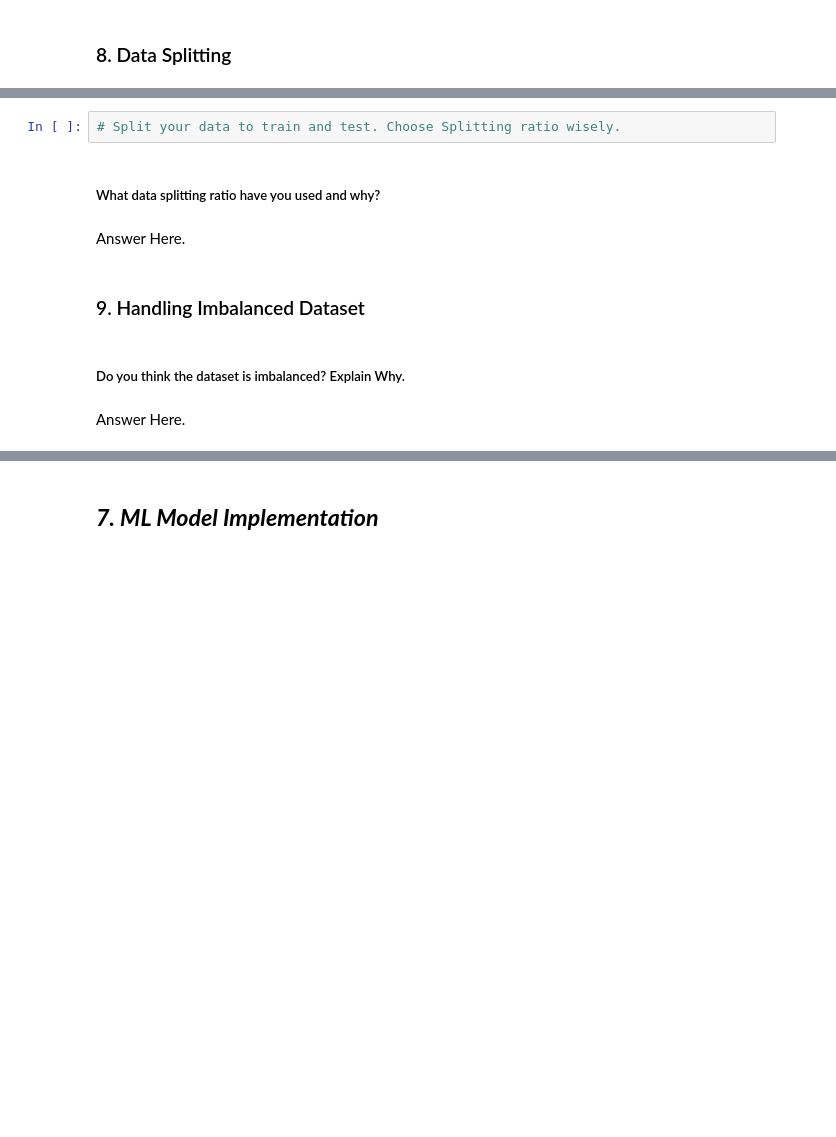
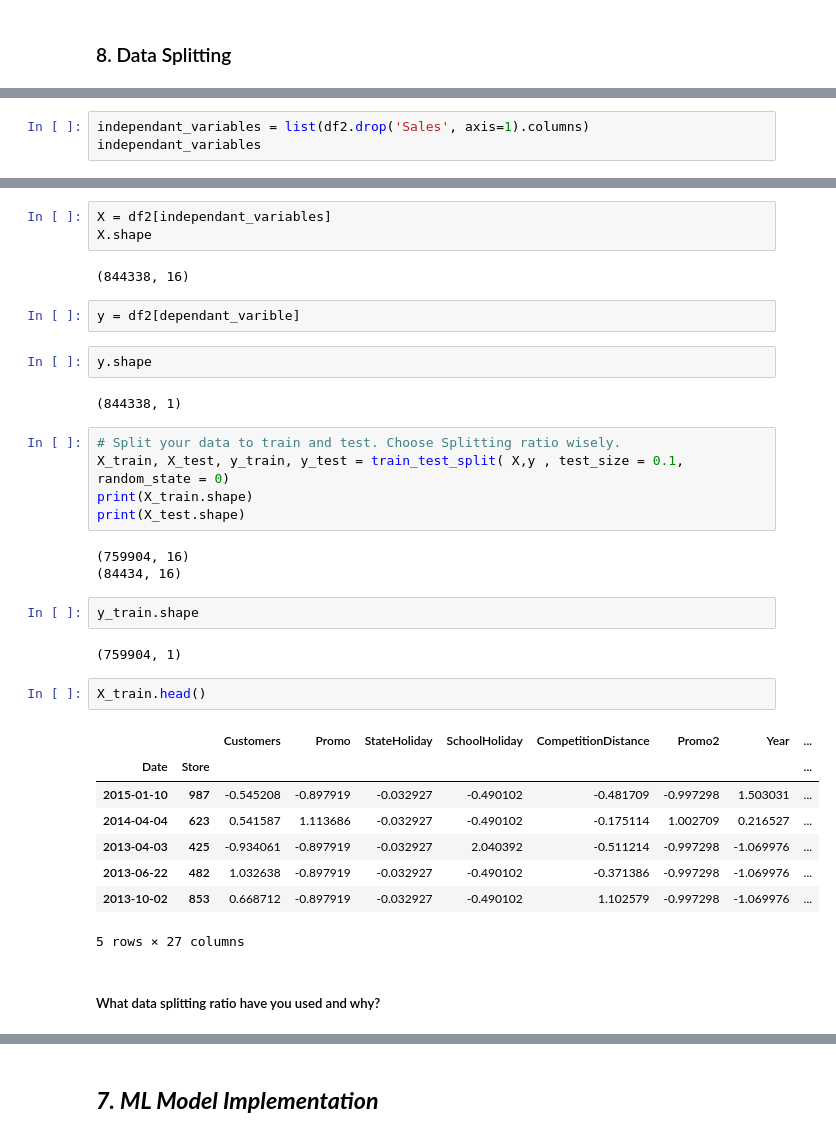
Before and after one commit to pyhtonman0101/Rossmann-Sales-Prediction-, a Jupyter notebook: Rossmann_Sales_Prediction_Capstone_Project.ipynb, the cells around one changed output, grey strips where cells are left out. Saved outputs shown, nothing was run; the diff lists cells and outputs as text; blank space fills up the shorter version.

```diff
--- a/Rossmann_Sales_Prediction_Capstone_Project.ipynb
+++ b/Rossmann_Sales_Prediction_Capstone_Project.ipynb
@@ -1244,0 +1295,3 @@ df1.loc[(df1['DayOfWeek']==7) & (df1['StoreType']=='b')]
+# %%
+independant_variables = list(df2.drop('Sales', axis=1).columns)
+independant_variables
@@ -1245,12 +1315,36 @@ df1.loc[(df1['DayOfWeek']==7) & (df1['StoreType']=='b')]
+# %%
+X = df2[independant_variables]
+X.shape
+# %% [output]
+(844338, 16)
+# %%
+y = df2[dependant_varible]
+# %%
+y.shape
+# %% [output]
+(844338, 1)
 # %%
 # Split your data to train and test. Choose Splitting ratio wisely.
+X_train, X_test, y_train, y_test = train_test_split( X,y , test_size = 0.1, random_state = 0)
+print(X_train.shape)
+print(X_test.shape)
+# %% [output]
+(759904, 16)
+(84434, 16)
+# %%
+y_train.shape
+# %% [output]
+(759904, 1)
+# %%
+X_train.head()
+# %% [output]
+|  |  | Customers | Promo | StateHoliday | SchoolHoliday | CompetitionDistance | Promo2 | Year | ... |
+| Date | Store |  |  |  |  |  |  |  | ... |
+| 2015-01-10 | 987 | -0.545208 | -0.897919 | -0.032927 | -0.490102 | -0.481709 | -0.997298 | 1.503031 | ... |
+| 2014-04-04 | 623 | 0.541587 | 1.113686 | -0.032927 | -0.490102 | -0.175114 | 1.002709 | 0.216527 | ... |
+| 2013-04-03 | 425 | -0.934061 | -0.897919 | -0.032927 | 2.040392 | -0.511214 | -0.997298 | -1.069976 | ... |
+| 2013-06-22 | 482 | 1.032638 | -0.897919 | -0.032927 | -0.490102 | -0.371386 | -0.997298 | -1.069976 | ... |
+| 2013-10-02 | 853 | 0.668712 | -0.897919 | -0.032927 | -0.490102 | 1.102579 | -0.997298 | -1.069976 | ... |
+5 rows × 27 columns
 # %% [markdown]
 ##### What data splitting ratio have you used and why?
-# %% [markdown]
-Answer Here.
-# %% [markdown]
-### 9. Handling Imbalanced Dataset
-# %% [markdown]
-##### Do you think the dataset is imbalanced? Explain Why.
-# %% [markdown]
-Answer Here.
```
Also changed, not shown: parts of 44 cells of this notebook.
